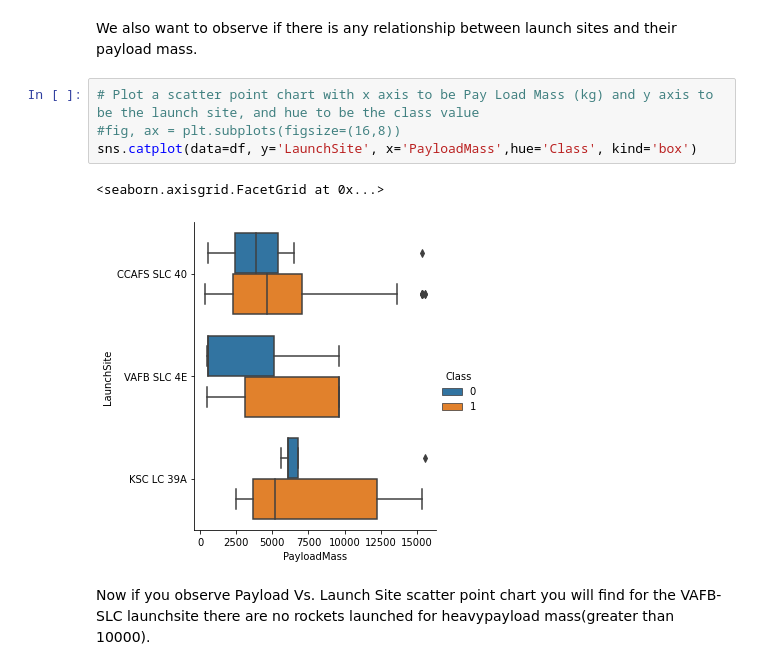
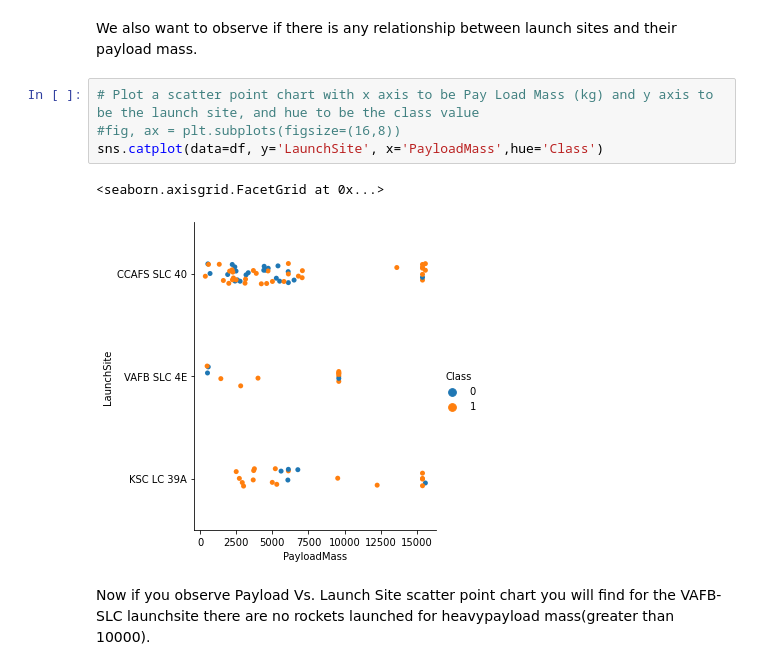
Before and after one commit to schahmatist2/IBM-Capstone-Project, a Jupyter notebook: jupyter-labs-eda-dataviz.ipynb, the cells around one changed output. Drawn from its saved outputs; the diff is of its cells as text.

```diff
--- a/jupyter-labs-eda-dataviz.ipynb
+++ b/jupyter-labs-eda-dataviz.ipynb
@@ -107,10 +107,10 @@ We also want to observe if there is any relationship between launch sites and th
 # %%
 # Plot a scatter point chart with x axis to be Pay Load Mass (kg) and y axis to be the launch site, and hue to be the class value
 #fig, ax = plt.subplots(figsize=(16,8))
-sns.catplot(data=df, y='LaunchSite', x='PayloadMass',hue='Class', kind='box')
+sns.catplot(data=df, y='LaunchSite', x='PayloadMass',hue='Class')
 # %% [output]
 <seaborn.axisgrid.FacetGrid at 0x...>
-[figure, old version]
+[figure, new version]
 # %% [markdown]
 Now if you observe Payload Vs. Launch Site scatter point chart you will find for the VAFB-SLC  launchsite there are no  rockets  launched for  heavypayload mass(greater than 10000).
 # %% [markdown]
```
Also changed, not shown: parts of 3 cells of this notebook.
